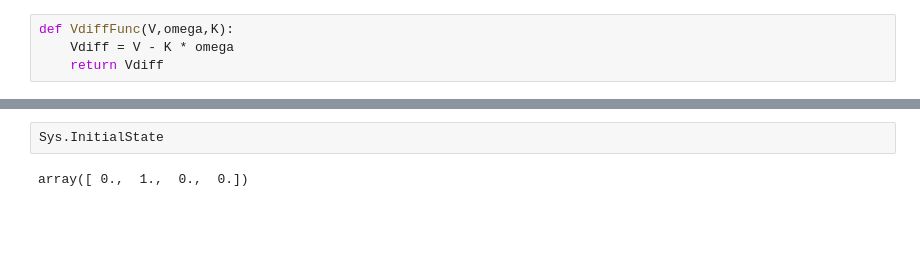
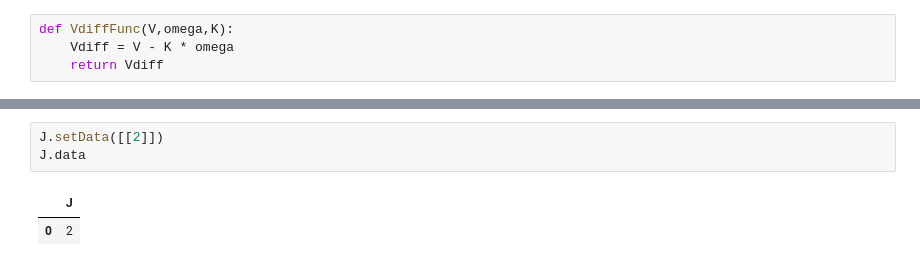
Before and after one commit to HRClab/SimInterface, a Jupyter notebook: dcMotor.ipynb, the cells around one changed output, grey strips where cells are left out. Saved outputs shown, nothing was run; the diff lists cells and outputs as text; blank space fills up the shorter version.

```diff
--- a/dcMotor.ipynb
+++ b/dcMotor.ipynb
@@ -253,4 +251,6 @@ plt.xlabel('Time')
-# %%
-Sys.InitialState
-# %% [output]
-array([ 0.,  1.,  0.,  0.])
+# %%
+J.setData([[2]])
+J.data
+# %% [output]
+|  | J |
+| 0 | 2 |
```
Also changed, not shown: parts of 3 cells of this notebook, 1 other file.
